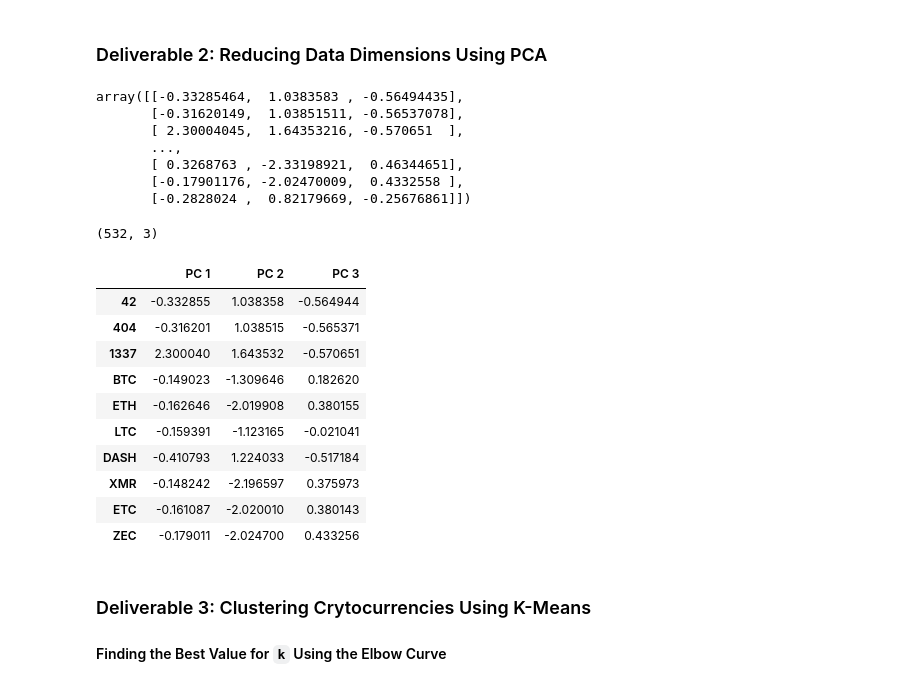
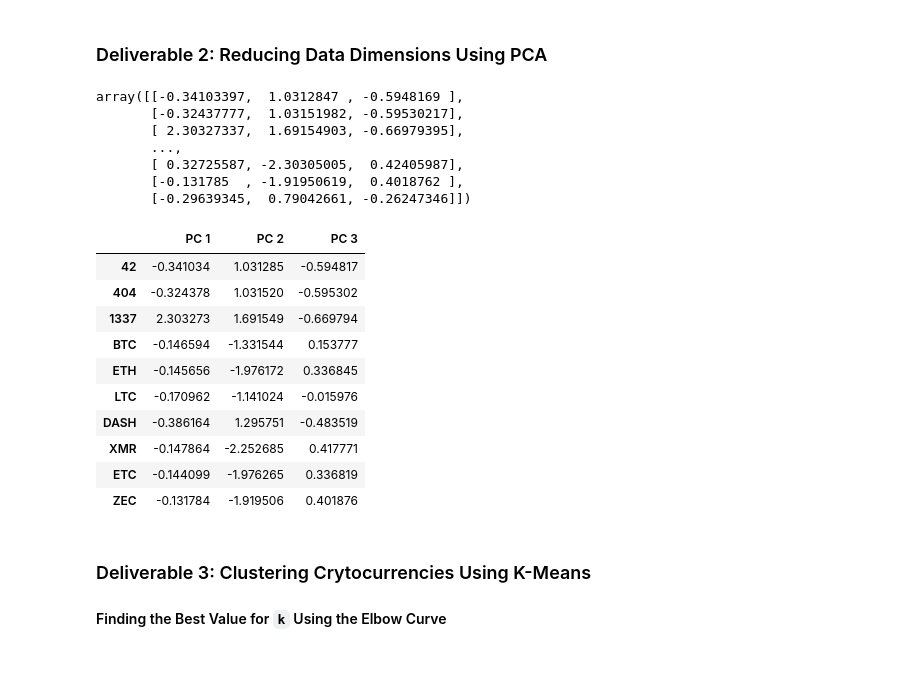
Before and after one commit to JaimeStarling/Cryptocurrencies, a Jupyter notebook: crypto_clustering.ipynb, the cells around one changed output. Drawn from its saved outputs; the diff is of its cells as text; code cells hidden in the pictures.

```diff
--- a/crypto_clustering.ipynb
+++ b/crypto_clustering.ipynb
@@ -208,31 +208,39 @@ print(ap_scaled[0:5])
 ### Deliverable 2: Reducing Data Dimensions Using PCA
 # %%
 # Using PCA to reduce dimension to three principal components.
-# YOUR CODE HERE
+# Initialize PCA model
+pca = PCA(n_components=3)
+# Get two principal components for the iris data.
+ap_pca = pca.fit_transform(ap_scaled)
+ap_pca
 # %% [output]
-array([[-0.33285464,  1.0383583 , -0.56494435],
-       [-0.31620149,  1.03851511, -0.56537078],
-       [ 2.30004045,  1.64353216, -0.570651  ],
+array([[-0.34103397,  1.0312847 , -0.5948169 ],
+       [-0.32437777,  1.03151982, -0.59530217],
+       [ 2.30327337,  1.69154903, -0.66979395],
        ...,
-       [ 0.3268763 , -2.33198921,  0.46344651],
-       [-0.17901176, -2.02470009,  0.4332558 ],
-       [-0.2828024 ,  0.82179669, -0.25676861]])
+       [ 0.32725587, -2.30305005,  0.42405987],
+       [-0.131785  , -1.91950619,  0.4018762 ],
+       [-0.29639345,  0.79042661, -0.26247346]])
 # %%
 # Create a DataFrame with the three principal components.
-# YOUR CODE HERE
+ap_pca_df = pd.DataFrame(
+    data = ap_pca,
+    columns = ['PC 1', 'PC 2', 'PC 3'],
+    index = ap.index
+)
+ap_pca_df.head(10)
 # %% [output]
-(532, 3)
 |  | PC 1 | PC 2 | PC 3 |
-| 42 | -0.332855 | 1.038358 | -0.564944 |
-| 404 | -0.316201 | 1.038515 | -0.565371 |
-| 1337 | 2.300040 | 1.643532 | -0.570651 |
-| BTC | -0.149023 | -1.309646 | 0.182620 |
-| ETH | -0.162646 | -2.019908 | 0.380155 |
-| LTC | -0.159391 | -1.123165 | -0.021041 |
-| DASH | -0.410793 | 1.224033 | -0.517184 |
-| XMR | -0.148242 | -2.196597 | 0.375973 |
-| ETC | -0.161087 | -2.020010 | 0.380143 |
-| ZEC | -0.179011 | -2.024700 | 0.433256 |
+| 42 | -0.341034 | 1.031285 | -0.594817 |
+| 404 | -0.324378 | 1.031520 | -0.595302 |
+| 1337 | 2.303273 | 1.691549 | -0.669794 |
+| BTC | -0.146594 | -1.331544 | 0.153777 |
+| ETH | -0.145656 | -1.976172 | 0.336845 |
+| LTC | -0.170962 | -1.141024 | -0.015976 |
+| DASH | -0.386164 | 1.295751 | -0.483519 |
+| XMR | -0.147864 | -2.252685 | 0.417771 |
+| ETC | -0.144099 | -1.976265 | 0.336819 |
+| ZEC | -0.131784 | -1.919506 | 0.401876 |
 # %% [markdown]
 ### Deliverable 3: Clustering Crytocurrencies Using K-Means
 
```
